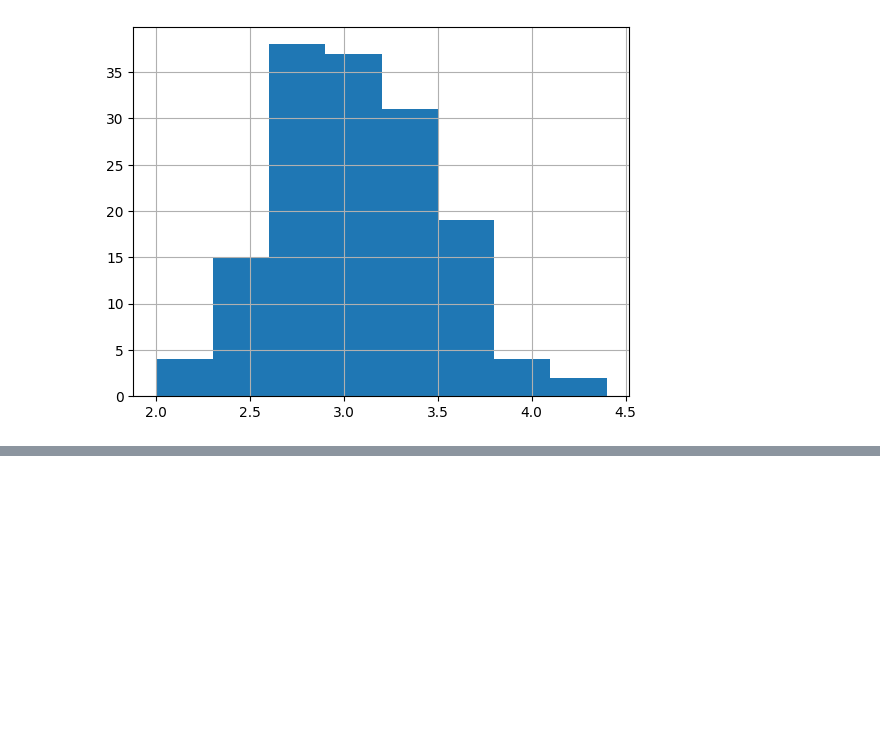
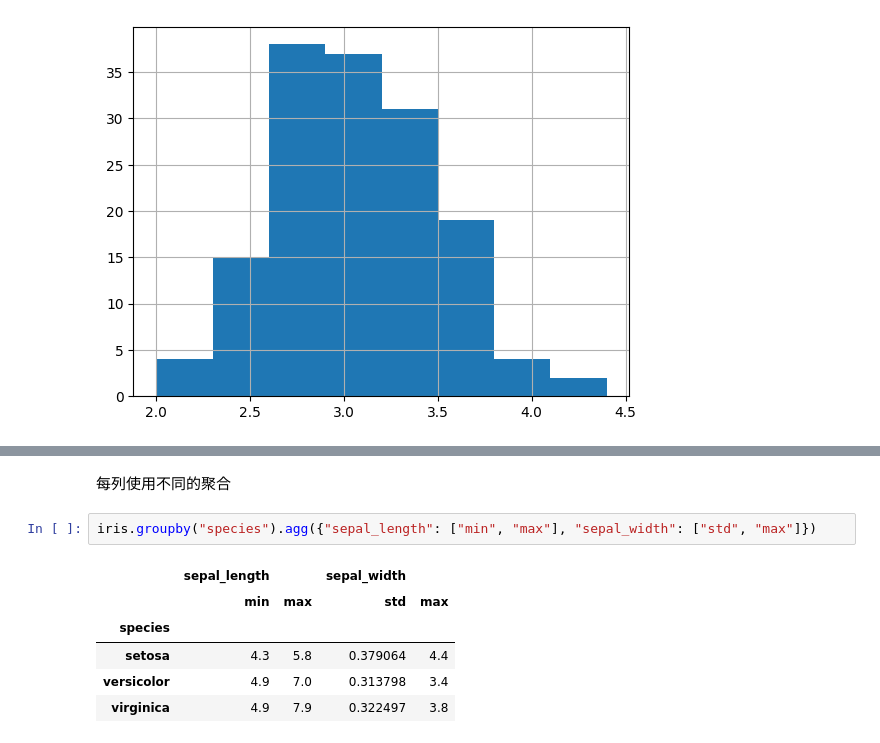
Before and after one commit to xplutoy/cookbook-ml, a Jupyter notebook: cookbook_ml/pandas.ipynb, the cells around one changed output, grey strips where cells are left out. Cells and saved outputs as stored; diff of their text form; blank space fills up the shorter version.

```diff
--- a/cookbook_ml/pandas.ipynb
+++ b/cookbook_ml/pandas.ipynb
@@ -166,0 +200,11 @@ iris["sepal_width"].hist(bins=bins)
+# %% [markdown]
+每列使用不同的聚合
+# %%
+iris.groupby("species").agg({"sepal_length": ["min", "max"], "sepal_width": ["std", "max"]})
+# %% [output]
+|  | sepal_length |  | sepal_width |  |
+|  | min | max | std | max |
+| species |  |  |  |  |
+| setosa | 4.3 | 5.8 | 0.379064 | 4.4 |
+| versicolor | 4.9 | 7.0 | 0.313798 | 3.4 |
+| virginica | 4.9 | 7.9 | 0.322497 | 3.8 |
```
Also changed, not shown: parts of 6 cells of this notebook.
